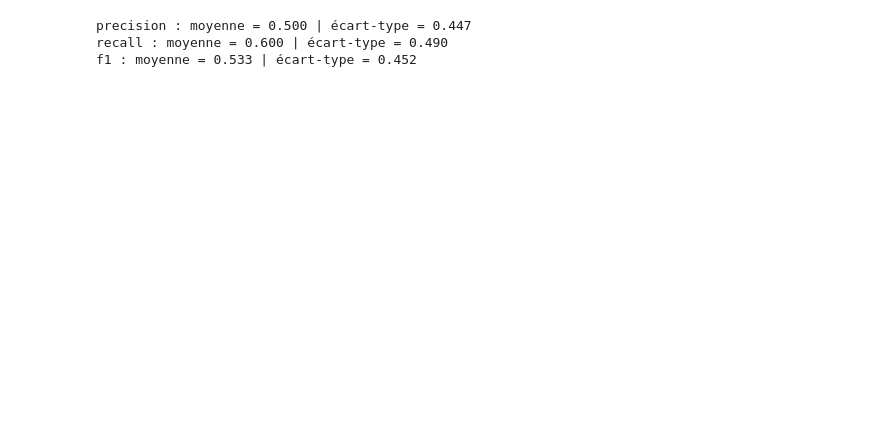
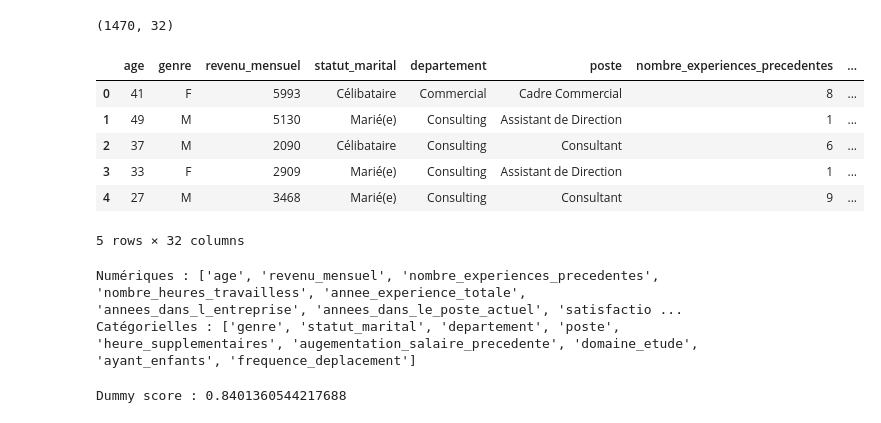
Before and after one commit to sjbl69/Technovaa, a Jupyter notebook: notebooks/02_Modeling_and_SHAP.ipynb, the cells around one changed output. Drawn from its saved outputs; the diff is of its cells as text; code cells hidden in the pictures; blank space fills up the shorter version.

```diff
--- a/notebooks/02_Modeling_and_SHAP.ipynb
+++ b/notebooks/02_Modeling_and_SHAP.ipynb
@@ -355,9 +0,0 @@ cv_results = cross_validate(
-# %%
-for metric in scoring.keys():
-    mean_score = cv_results[f"test_{metric}"].mean()
-    std_score = cv_results[f"test_{metric}"].std()
-    print(f"{metric} : moyenne = {mean_score:.3f} | écart-type = {std_score:.3f}")
-# %% [output]
-precision : moyenne = 0.500 | écart-type = 0.447
-recall : moyenne = 0.600 | écart-type = 0.490
-f1 : moyenne = 0.533 | écart-type = 0.452
@@ -363,0 +33,15 @@ f1 : moyenne = 0.533 | écart-type = 0.452
+# %%
+# 2/ Chargement des données brutes
+
+df = pd.read_csv("../data/df_clean.csv")
+print(df.shape)
+df.head()
+# %% [output]
+(1470, 32)
+|  | age | genre | revenu_mensuel | statut_marital | departement | poste | nombre_experiences_precedentes | ... |
+| 0 | 41 | F | 5993 | Célibataire | Commercial | Cadre Commercial | 8 | ... |
+| 1 | 49 | M | 5130 | Marié(e) | Consulting | Assistant de Direction | 1 | ... |
+| 2 | 37 | M | 2090 | Célibataire | Consulting | Consultant | 6 | ... |
+| 3 | 33 | F | 2909 | Marié(e) | Consulting | Assistant de Direction | 1 | ... |
+| 4 | 27 | M | 3468 | Marié(e) | Consulting | Consultant | 9 | ... |
+5 rows × 32 columns
@@ -363,0 +60,11 @@ f1 : moyenne = 0.533 | écart-type = 0.452
+# %%
+# 6/ Identification des variables pertinentes
+
+num_features = X.select_dtypes(include=["int64", "float64"]).columns.tolist()
+cat_features = X.select_dtypes(include=["object"]).columns.tolist()
+
+print("Numériques :", num_features)
+print("Catégorielles :", cat_features)
+# %% [output]
+Numériques : ['age', 'revenu_mensuel', 'nombre_experiences_precedentes', 'nombre_heures_travailless', 'annee_experience_totale', 'annees_dans_l_entreprise', 'annees_dans_le_poste_actuel', 'satisfactio ...
+Catégorielles : ['genre', 'statut_marital', 'departement', 'poste', 'heure_supplementaires', 'augementation_salaire_precedente', 'domaine_etude', 'ayant_enfants', 'frequence_deplacement']
@@ -363,0 +92,9 @@ f1 : moyenne = 0.533 | écart-type = 0.452
+# %%
+# 10/ Modèle étalon – DummyClassifier
+
+dummy = DummyClassifier(strategy="most_frequent")
+dummy.fit(X_train, y_train)
+
+print("Dummy score :", dummy.score(X_test, y_test))
+# %% [output]
+Dummy score : 0.8401360544217688
```
Also changed, not shown: parts of 34 cells of this notebook, 8 other files.
